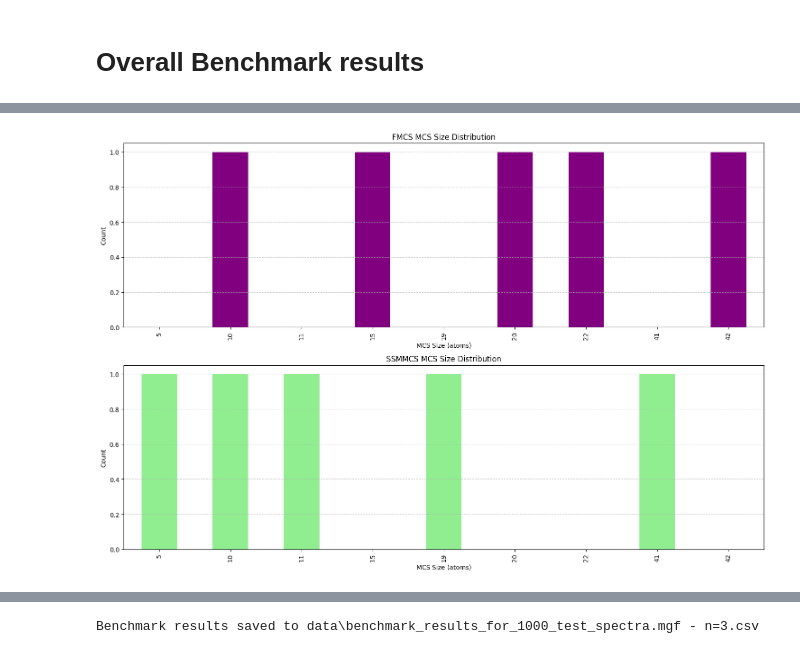
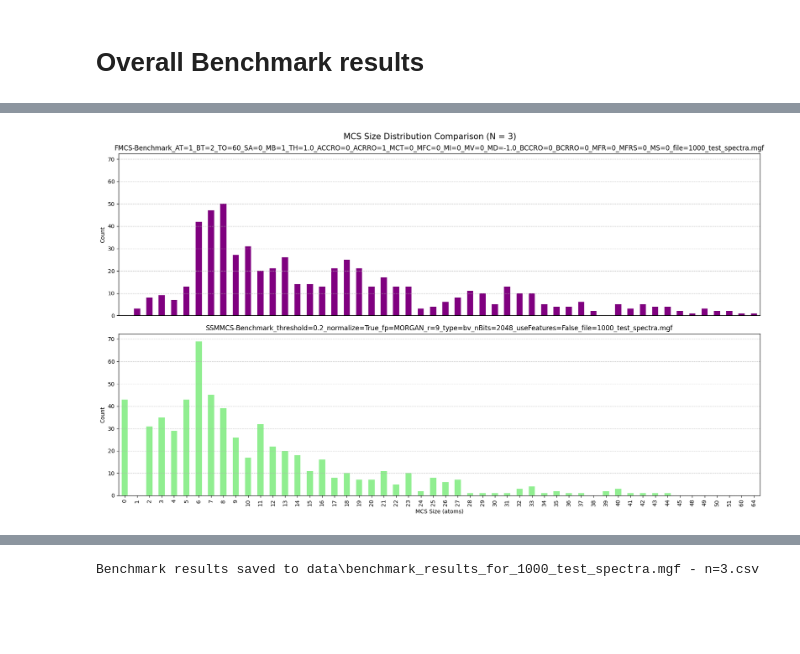
Before and after one commit to Knerten0815/master-thesis-code, a Jupyter notebook: benchmark_mcs_in_query.ipynb, the cells around one changed output, grey strips where cells are left out. Cells and saved outputs as stored; diff of their text form; code cells hidden in the pictures; blank space fills up the shorter version.

Commit message:
ran n=3 benchmark on 1000 test spectra

```diff
--- a/benchmark_mcs_in_query.ipynb
+++ b/benchmark_mcs_in_query.ipynb
@@ -567,15 +679,3 @@ def find_connected_atoms_recursive(
-# %%
-def FindSSMMCS(mols, params: SSMMCSBenchmarkParams):
-    all_analogue_fragments, _ = get_stacked_sim_map_fragments_and_weights(
-        mols=mols,
-        fp_function=params.get_fingerprint_function,
-        similarity_threshold=params.similarity_threshold,
-        normalize_stacked_weights=params.normalize_weights
-    )
-
-    return find_SSMMCS_and_SSMMSS(
-        mols, all_analogue_fragments, min_num_atoms=2
-    )
 # %%
 import time
 
@@ -641,11 +761,15 @@ ssmmcs_params = SSMMCSBenchmarkParams(
     file_name=FILENAME,
     sim_map_threshold=SIMILARITY_THESHOLD,
     normalize_weigths=NORMALIZE_WEIGHTS,
-    fingerprint_function="morgan"
+    fingerprint_function="morgan",
 )
 
 cse_ssmmcs_params = ChemSpaceExplorerBenchmarkParams(method_params=ssmmcs_params)
 
-ssmmcs_df = chemspace_explorer_benchmark(query_mols, params=cse_ssmmcs_params, method=benchmark_ssmmcs)
+ssmmcs_df = chemspace_explorer_benchmark(
+    query_mols, params=cse_ssmmcs_params, method=benchmark_ssmmcs
+)
+
+
 ssmmcs_df
 # %% [output]
@@ -716,44 +914,59 @@ import matplotlib.pyplot as plt
 import pandas as pd
 
 # Get all unique MCS sizes that appear in either dataframe
-all_sizes = sorted(set(fmcs_df["mcs_size"].unique()) | set(ssmmcs_df["mcs_size"].unique()))
+all_sizes = sorted(
+    set(fmcs_df["mcs_size"].unique()) | set(ssmmcs_df["mcs_size"].unique())
+)
 
 # Create Series with counts for each size, including zeros for missing values
-fmcs_counts = fmcs_df["mcs_size"].value_counts().reindex(all_sizes, fill_value=0).sort_index()
-ssmmcs_counts = ssmmcs_df["mcs_size"].value_counts().reindex(all_sizes, fill_value=0).sort_index()
+fmcs_counts = (
+    fmcs_df["mcs_size"].value_counts().reindex(all_sizes, fill_value=0).sort_index()
+)
+ssmmcs_counts = (
+    ssmmcs_df["mcs_size"].value_counts().reindex(all_sizes, fill_value=0).sort_index()
+)
 
 # Calculate the maximum count value across both distributions
 max_count = max(fmcs_counts.max(), ssmmcs_counts.max())
 
 # Create a figure with two subplots
-fig, (ax1, ax2) = plt.subplots(2, 1, figsize=(15, 10))
+fig, (ax1, ax2) = plt.subplots(2, 1, figsize=(17, 10))
+fig.suptitle(f"MCS Size Distribution Comparison (N = {cse_fmcs_params.n})", fontsize=15)
 
 # Plot FMCS distribution with consistent x-axis
 fmcs_counts.plot(
     kind="bar",
     ax=ax1,
-    title="FMCS MCS Size Distribution",
-    color='purple',  # Set color for FMCS bars
+    title=cse_fmcs_params.method_params.__str__(),
+    color="purple",  # Set color for FMCS bars
 )
 ax1.set_ylim(0, max_count * 1.05)  # Add 5% padding
-ax1.set_xlabel("MCS Size (atoms)")
+ax1.set_xticks([])
+ax1.set_xlabel("")
 ax1.set_ylabel("Count")
-ax1.grid(axis='y', linestyle='--', alpha=0.7)  # Add y-axis grid lines
+ax1.grid(axis="y", linestyle="--", alpha=0.7)  # Add y-axis grid lines
 
 # Plot SSMMCS distribution with consistent x-axis
 ssmmcs_counts.plot(
     kind="bar",
     ax=ax2,
-    title="SSMMCS MCS Size Distribution",
-    color='lightgreen',  # Set color for SSMMCS bars
+    title=cse_ssmmcs_params.method_params.__str__(),
+    color="lightgreen",  # Set color for SSMMCS bars
 )
 ax2.set_ylim(0, max_count * 1.05)  # Add 5% padding
 ax2.set_xlabel("MCS Size (atoms)")
 ax2.set_ylabel("Count")
-ax2.grid(axis='y', linestyle='--', alpha=0.7)  # Add y-axis grid lines
+ax2.grid(axis="y", linestyle="--", alpha=0.7)  # Add y-axis grid lines
 
 plt.tight_layout()
+plt.savefig(
+    os.path.join(
+        DATA_FOLDER,
+        f"mcs_size_distribution_comparison_n={cse_fmcs_params.n}_ssmmcs_vs_fmcs.png",
+    ),
+    dpi=300,
+)
 plt.show()
 # %% [output]
-[figure, old version]
+[figure, new version]
 # %%
```
Also changed, not shown: parts of 33 cells of this notebook.
